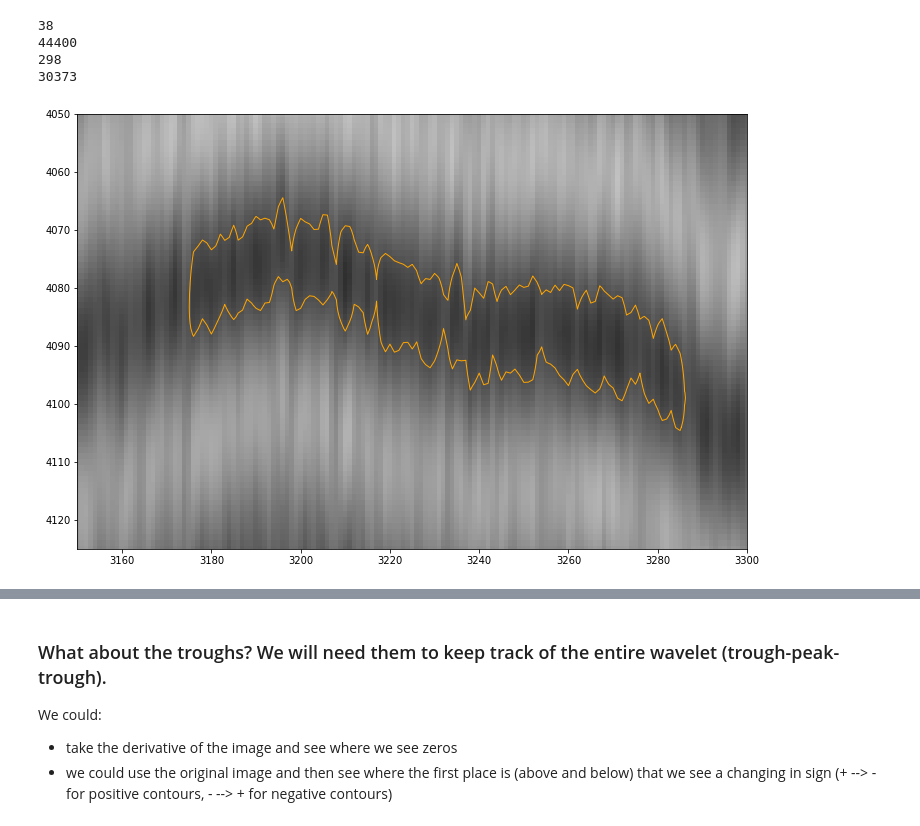
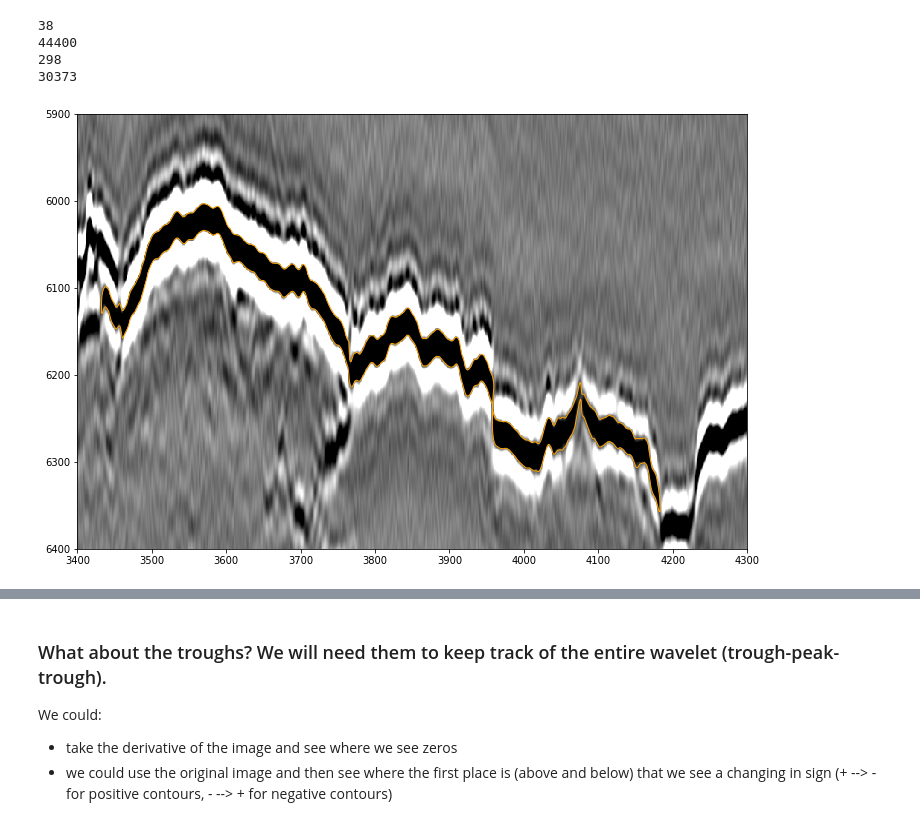
Before and after one commit to Jakidxav/ImpDAR_tutorials, a Jupyter notebook: autopicker/contour_troughs_negative.ipynb, the cells around one changed output, grey strips where cells are left out. Cells and saved outputs as stored; diff of their text form; code cells hidden in the pictures.

```diff
--- a/autopicker/contour_troughs_negative.ipynb
+++ b/autopicker/contour_troughs_negative.ipynb
@@ -105,22 +105,22 @@ long_contours_neg = list(np.where(np.array(c_length_neg) > 500)[0])
 last_long_idx = long_contours_neg[-30:]
 last_long_contours = [neg[idx] for idx in last_long_idx]
 # %%
-z = 1
+z = 10
 argx1 = np.argmin(last_long_contours[z][:, 1])
 argx2 = np.argmax(last_long_contours[z][:, 1])
 # %%
 %matplotlib inline
 fig, ax = plt.subplots(figsize=(12, 8))
 p = ax.imshow(data, cmap='gray', aspect='auto', vmin=mini, vmax=maxi, interpolation='nearest')
 
 plt.plot(last_long_contours[z][:, 1], last_long_contours[z][:, 0], color='orange', linewidth=1)
 
-plt.xlim([3150, 3300])
-plt.ylim([4125, 4050])
+plt.xlim([3400, 4300])
+plt.ylim([6400, 5900])
 
 plt.show()
 # %% [output]
-[figure, old version]
+[figure, new version]
 # %%
 uniquex = (list(set([int(x) for x in last_long_contours[z][:, 1]])))
 # %%
```
Also changed, not shown: parts of 9 cells of this notebook, 1 other file.
